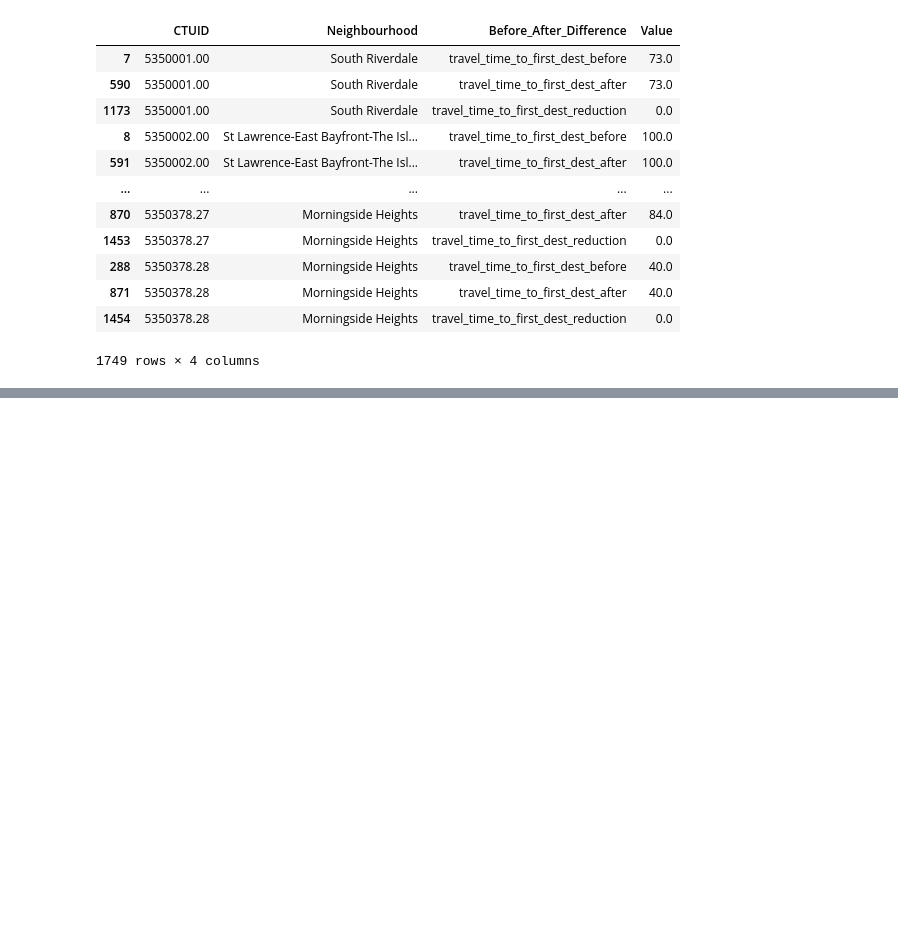
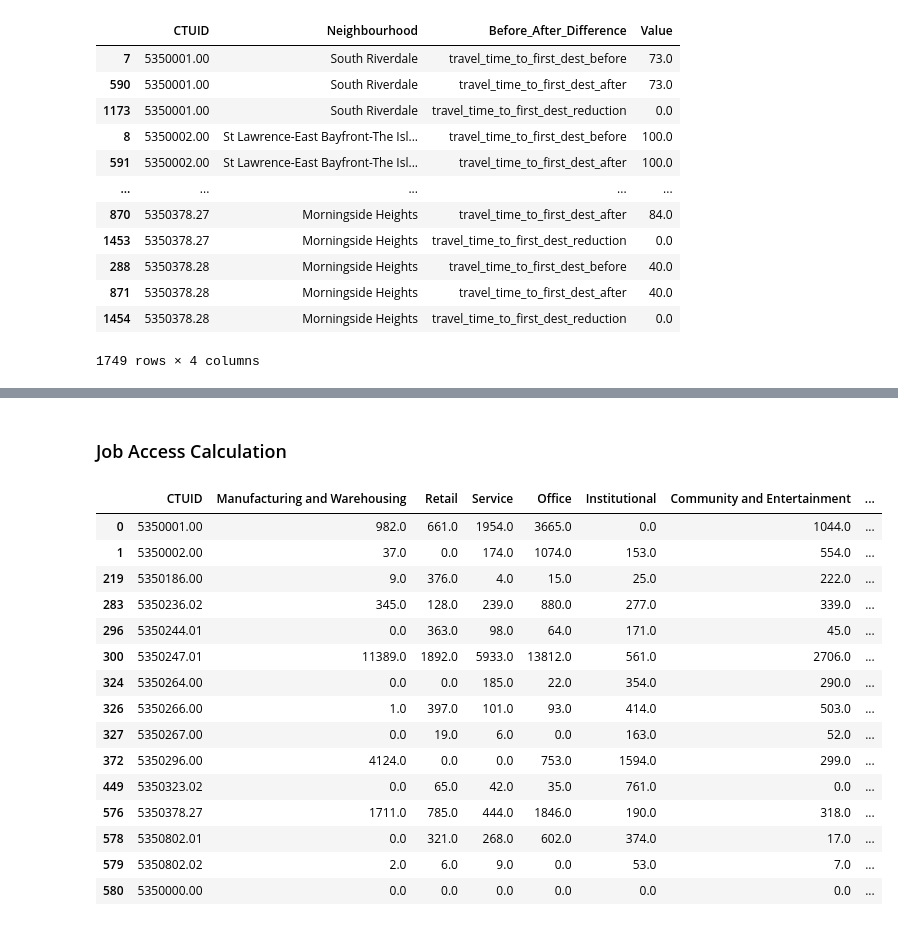
Before and after one commit to CodefromMax/Transit_Dashboard, a Jupyter notebook: src/calculation/Metric_Calculation/MetricCalculation_example.ipynb, the cells around one changed output, grey strips where cells are left out. Drawn from its saved outputs; the diff is of its cells as text; code cells hidden in the pictures; blank space fills up the shorter version.

Commit message:
Add job access calculation.

```diff
--- a/src/calculation/Metric_Calculation/MetricCalculation_example.ipynb
+++ b/src/calculation/Metric_Calculation/MetricCalculation_example.ipynb
@@ -287,0 +303,2 @@ Transformed data saved to ../results/first_hospitals_before_after_reduction_pivo
+# %% [markdown]
+### Job Access Calculation
@@ -287,0 +358,26 @@ Transformed data saved to ../results/first_hospitals_before_after_reduction_pivo
+# %%
+# Extract the CTUIDs from the grouped DataFrame
+grouped_ctuids = CT_within_30_grouped['from_id'].unique()
+
+# Filter the Employment_data DataFrame to find rows where CTUID is not in the grouped CTUIDs
+missing_ctuids = Employment_data[~Employment_data['CTUID'].isin(grouped_ctuids)]
+
+# Display the rows with missing CTUIDs
+display(missing_ctuids)
+# %% [output]
+|  | CTUID | Manufacturing and Warehousing | Retail | Service | Office | Institutional | Community and Entertainment | ... |
+| 0 | 5350001.00 | 982.0 | 661.0 | 1954.0 | 3665.0 | 0.0 | 1044.0 | ... |
+| 1 | 5350002.00 | 37.0 | 0.0 | 174.0 | 1074.0 | 153.0 | 554.0 | ... |
+| 219 | 5350186.00 | 9.0 | 376.0 | 4.0 | 15.0 | 25.0 | 222.0 | ... |
+| 283 | 5350236.02 | 345.0 | 128.0 | 239.0 | 880.0 | 277.0 | 339.0 | ... |
+| 296 | 5350244.01 | 0.0 | 363.0 | 98.0 | 64.0 | 171.0 | 45.0 | ... |
+| 300 | 5350247.01 | 11389.0 | 1892.0 | 5933.0 | 13812.0 | 561.0 | 2706.0 | ... |
+| 324 | 5350264.00 | 0.0 | 0.0 | 185.0 | 22.0 | 354.0 | 290.0 | ... |
+| 326 | 5350266.00 | 1.0 | 397.0 | 101.0 | 93.0 | 414.0 | 503.0 | ... |
+| 327 | 5350267.00 | 0.0 | 19.0 | 6.0 | 0.0 | 163.0 | 52.0 | ... |
+| 372 | 5350296.00 | 4124.0 | 0.0 | 0.0 | 753.0 | 1594.0 | 299.0 | ... |
+| 449 | 5350323.02 | 0.0 | 65.0 | 42.0 | 35.0 | 761.0 | 0.0 | ... |
+| 576 | 5350378.27 | 1711.0 | 785.0 | 444.0 | 1846.0 | 190.0 | 318.0 | ... |
+| 578 | 5350802.01 | 0.0 | 321.0 | 268.0 | 602.0 | 374.0 | 17.0 | ... |
+| 579 | 5350802.02 | 2.0 | 6.0 | 9.0 | 0.0 | 53.0 | 7.0 | ... |
+| 580 | 5350000.00 | 0.0 | 0.0 | 0.0 | 0.0 | 0.0 | 0.0 | ... |
```
Also changed, not shown: parts of 10 cells of this notebook, 2 other files.
